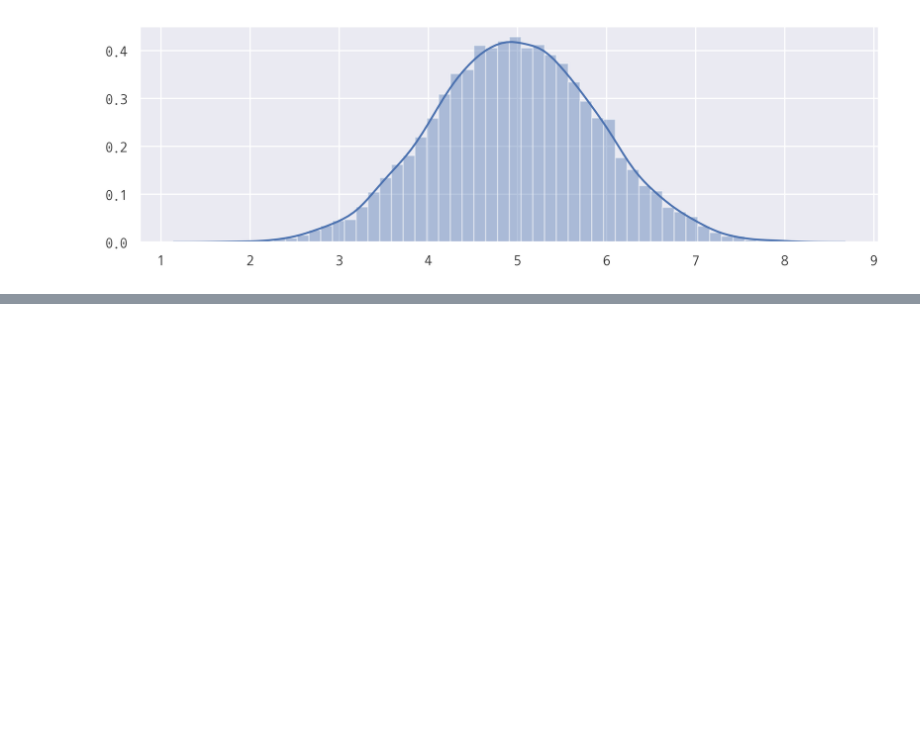
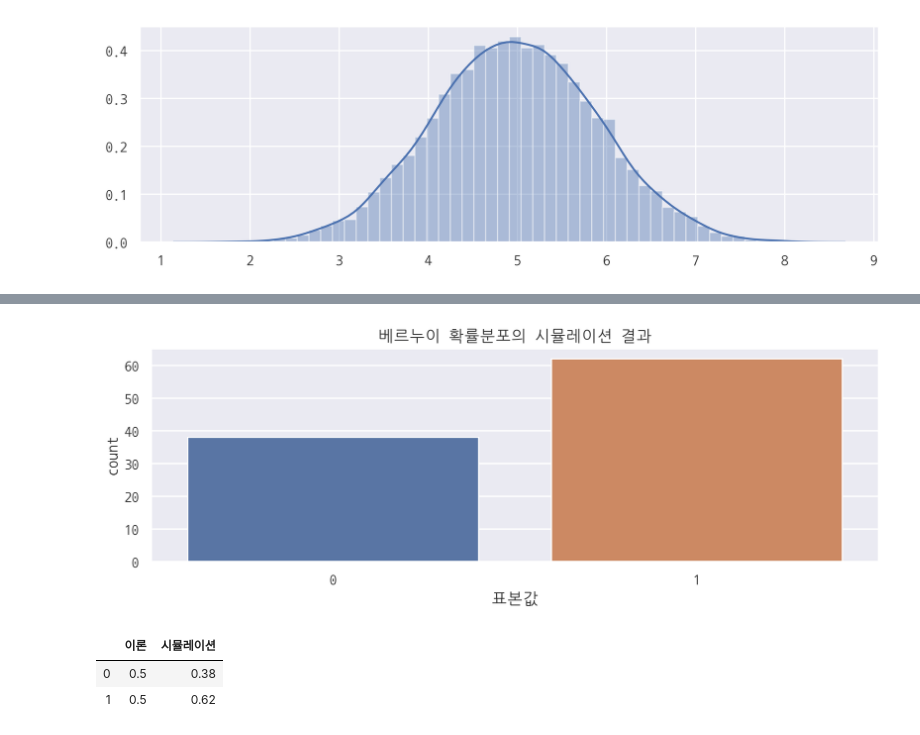
Before and after one commit to hmkim312/TIL, a Jupyter notebook: math/08_scipy로 공부하는 확률분포.ipynb, the cells around one changed output, grey strips where cells are left out. Saved outputs shown, nothing was run; the diff lists cells and outputs as text; code cells hidden in the pictures; blank space fills up the shorter version.

```diff
--- a/math/08_scipy로 공부하는 확률분포.ipynb
+++ b/math/08_scipy로 공부하는 확률분포.ipynb
@@ -115,0 +175,17 @@ sns.distplot(s)
+# %%
+# x를 sns.countplot()으로 시각화
+sns.countplot(x)
+plt.title('베르누이 확률분포의 시뮬레이션 결과')
+plt.xlabel('표본값')
+plt.show()
+# %% [output]
+[figure, added]
+# %%
+# 이론적인 확률분포와 표본의 확률분포를 같이 보기
+y = np.bincount(x, minlength=2) / float(len(x))  # 시뮬레이션 값을 확인
+df = pd.DataFrame({'이론': rv.pmf(xx), '시뮬레이션': y})  # 데이터프레임으로 생성
+df
+# %% [output]
+|  | 이론 | 시뮬레이션 |
+| 0 | 0.5 | 0.38 |
+| 1 | 0.5 | 0.62 |
```
Also changed, not shown: parts of 37 cells of this notebook.
